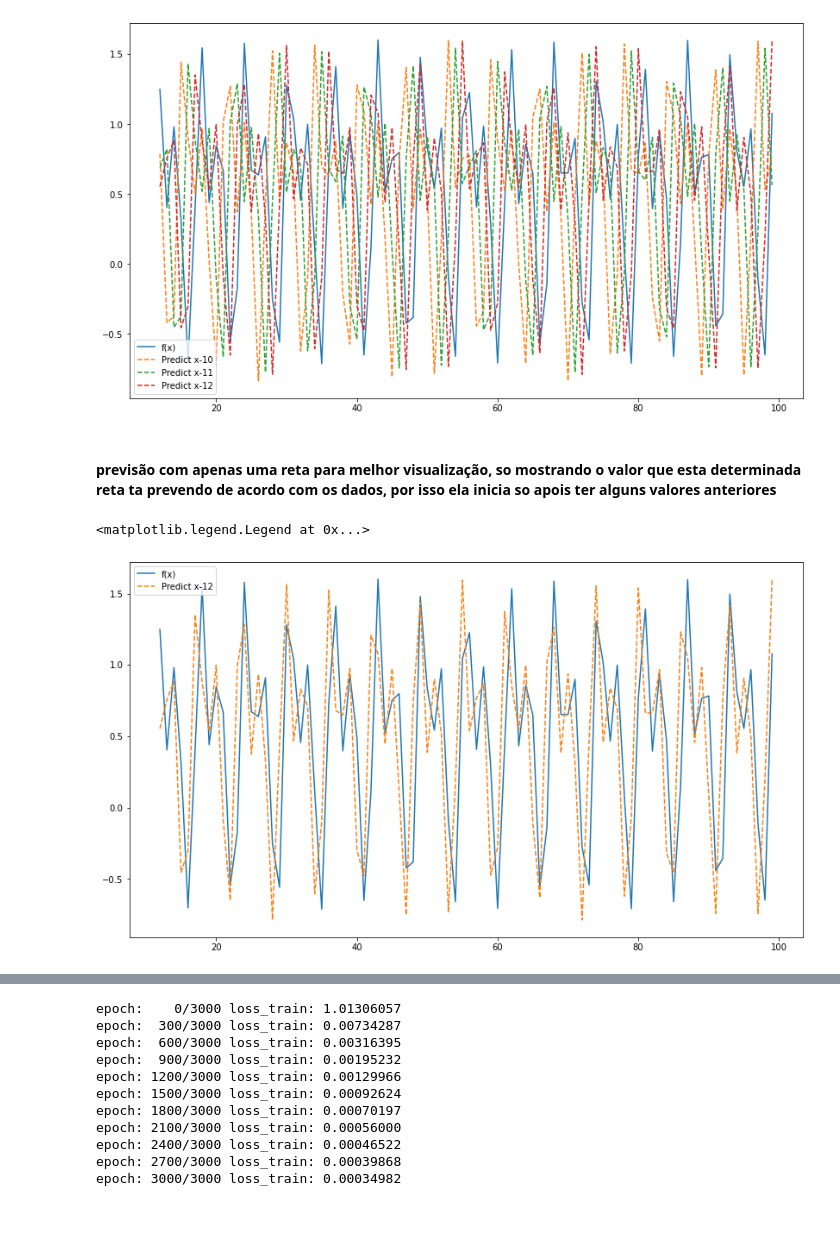
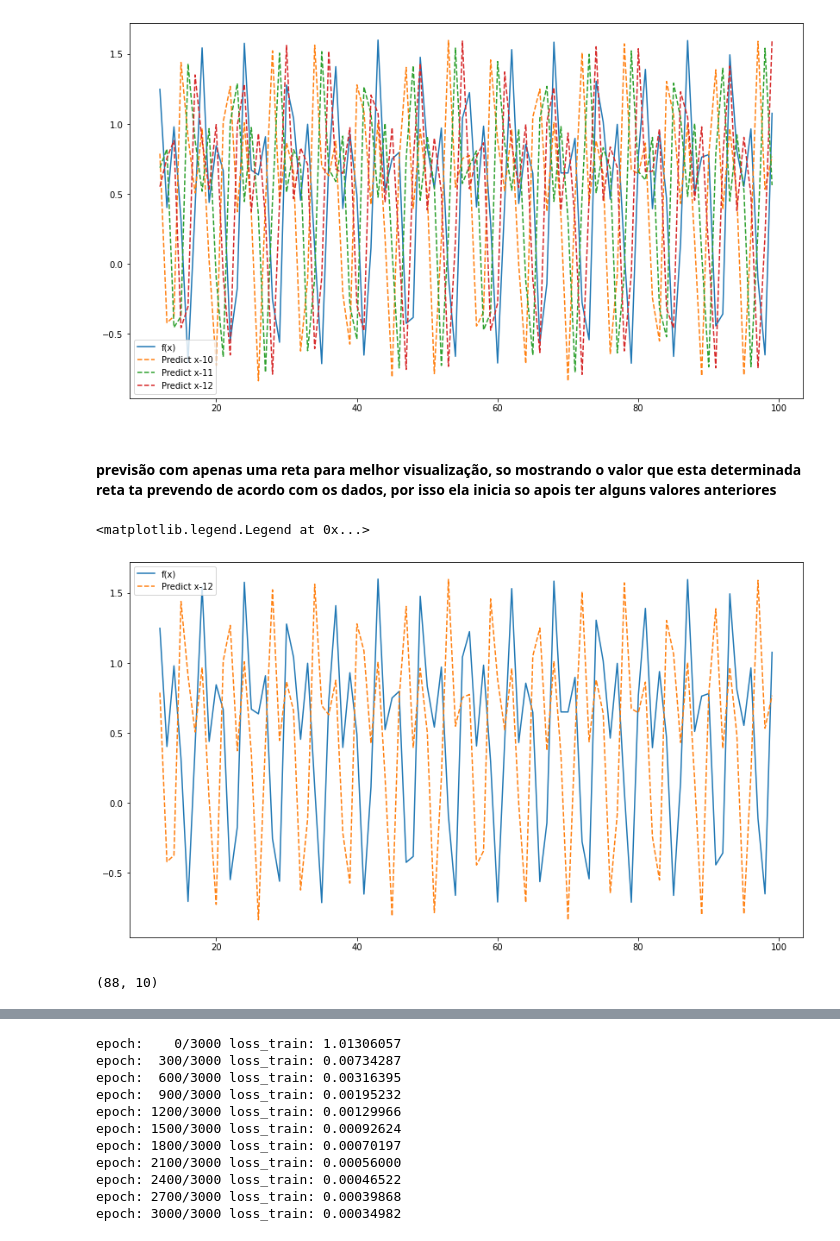
Before and after one commit to gregorylira/Deep-Learning, a Jupyter notebook: Atividade1/Main.ipynb, the cells around one changed output, grey strips where cells are left out. Saved outputs shown, nothing was run; the diff lists cells and outputs as text; code cells hidden in the pictures.

```diff
--- a/Atividade1/Main.ipynb
+++ b/Atividade1/Main.ipynb
@@ -1057,15 +1057,19 @@ axis.legend(loc='best')
 # %% [output]
 <matplotlib.legend.Legend at 0x...>
 [figure]
-# %% [markdown]
-#### previsão com apenas uma reta para melhor visualização, so mostrando o valor que esta determinada reta ta prevendo de acordo com os dados, por isso ela inicia so apois ter alguns valores anteriores
-# %%
-figure = plt.figure(figsize=(14,8))
-axis = figure.add_subplot(111)
-
-axis.plot(x[12:],f(x[12:]), label='f(x)')
-axis.plot(x[12:], regr.predict(X)[:,2], '--',label='Predict x-12' )
-axis.legend(loc='best')
-# %% [output]
-<matplotlib.legend.Legend at 0x...>
-[figure, removed]
+# %% [markdown]
+#### previsão com apenas uma reta para melhor visualização, so mostrando o valor que esta determinada reta ta prevendo de acordo com os dados, por isso ela inicia so apois ter alguns valores anteriores
+# %%
+figure = plt.figure(figsize=(14,8))
+axis = figure.add_subplot(111)
+
+axis.plot(x[12:],f(x[12:]), label='f(x)')
+axis.plot(x[12:], regr.predict(X)[:,0], '--',label='Predict x-12' )
+axis.legend(loc='best')
+# %% [output]
+<matplotlib.legend.Legend at 0x...>
+[figure, added]
+# %%
+X.shape
+# %% [output]
+(88, 10)
```
Also changed, not shown: parts of 5 cells of this notebook.
